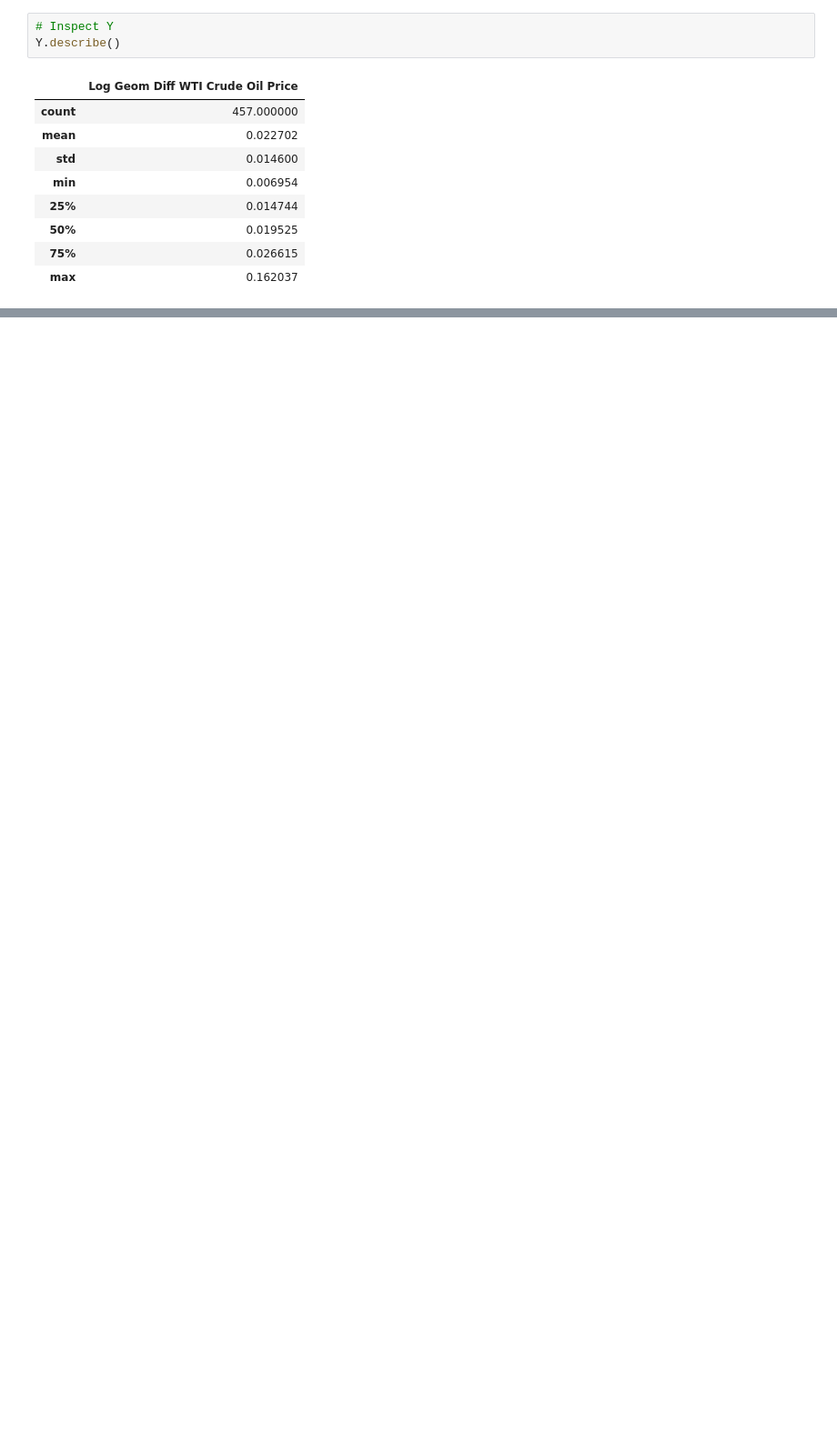
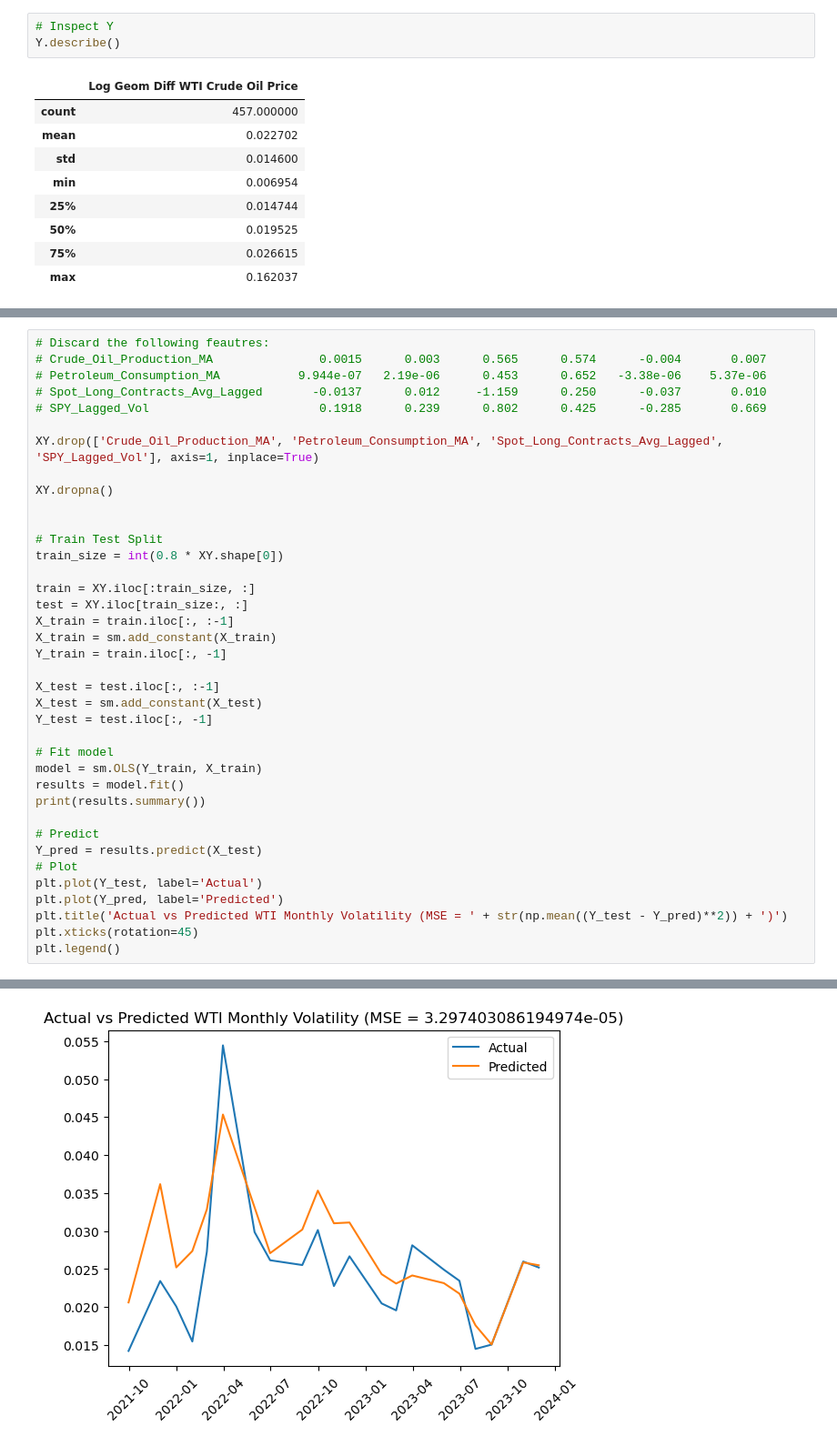
Before and after one commit to nklatsky/datathon-s24-team4-code, a Jupyter notebook: wti_vol_predict_linear.ipynb, the cells around one changed output, grey strips where cells are left out. Shown: that part at 91% size. Cells and saved outputs as stored; diff of their text form; blank space fills up the shorter version.

```diff
--- a/wti_vol_predict_linear.ipynb
+++ b/wti_vol_predict_linear.ipynb
@@ -254,0 +313,39 @@ Y.describe()
+# %%
+# Discard the following feautres:
+# Crude_Oil_Production_MA               0.0015      0.003      0.565      0.574      -0.004       0.007
+# Petroleum_Consumption_MA           9.944e-07   2.19e-06      0.453      0.652   -3.38e-06    5.37e-06
+# Spot_Long_Contracts_Avg_Lagged       -0.0137      0.012     -1.159      0.250      -0.037       0.010
+# SPY_Lagged_Vol                        0.1918      0.239      0.802      0.425      -0.285       0.669
+
+XY.drop(['Crude_Oil_Production_MA', 'Petroleum_Consumption_MA', 'Spot_Long_Contracts_Avg_Lagged', 'SPY_Lagged_Vol'], axis=1, inplace=True)
+
+XY.dropna()
+
+
+# Train Test Split
+train_size = int(0.8 * XY.shape[0])
+
+train = XY.iloc[:train_size, :]
+test = XY.iloc[train_size:, :]
+X_train = train.iloc[:, :-1]
+X_train = sm.add_constant(X_train)
+Y_train = train.iloc[:, -1]
+
+X_test = test.iloc[:, :-1]
+X_test = sm.add_constant(X_test)
+Y_test = test.iloc[:, -1]
+
+# Fit model
+model = sm.OLS(Y_train, X_train)
+results = model.fit()
+print(results.summary())
+
+# Predict
+Y_pred = results.predict(X_test)
+# Plot
+plt.plot(Y_test, label='Actual')
+plt.plot(Y_pred, label='Predicted')
+plt.title('Actual vs Predicted WTI Monthly Volatility (MSE = ' + str(np.mean((Y_test - Y_pred)**2)) + ')')
+plt.xticks(rotation=45)
+plt.legend()
+# %% [output]
@@ -254,0 +370 @@ Y.describe()
+[figure, added]
```
Also changed, not shown: parts of 9 cells of this notebook.
